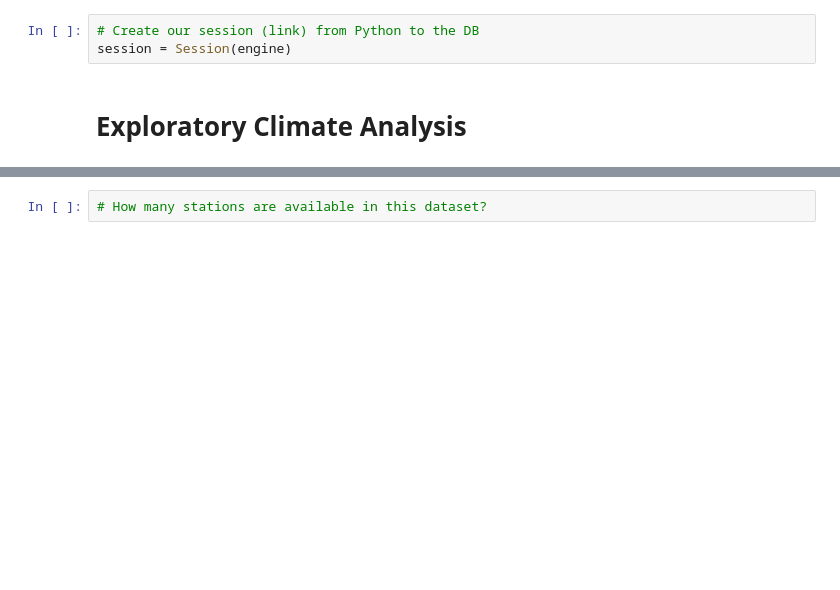
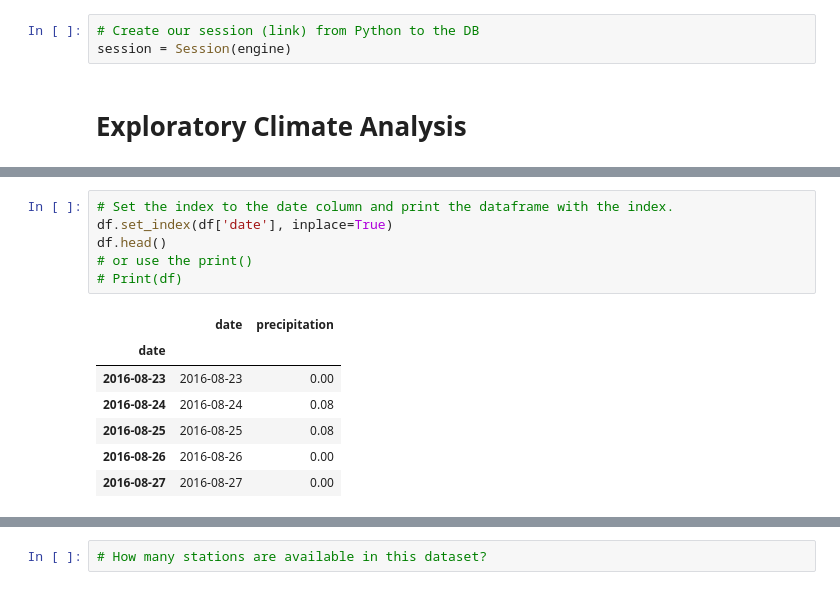
Before and after one commit to Magzzie/Surfs_up, a Jupyter notebook: climate_analysis.ipynb, the cells around one changed output, grey strips where cells are left out. Saved outputs shown, nothing was run; the diff lists cells and outputs as text; blank space fills up the shorter version.

```diff
--- a/climate_analysis.ipynb
+++ b/climate_analysis.ipynb
@@ -53,0 +94,14 @@ session = Session(engine)
+# %%
+# Set the index to the date column and print the dataframe with the index.
+df.set_index(df['date'], inplace=True)
+df.head()
+# or use the print()
+# Print(df)
+# %% [output]
+|  | date | precipitation |
+| date |  |  |
+| 2016-08-23 | 2016-08-23 | 0.00 |
+| 2016-08-24 | 2016-08-24 | 0.08 |
+| 2016-08-25 | 2016-08-25 | 0.08 |
+| 2016-08-26 | 2016-08-26 | 0.00 |
+| 2016-08-27 | 2016-08-27 | 0.00 |
```
Also changed, not shown: parts of 12 cells of this notebook, 2 other files.
